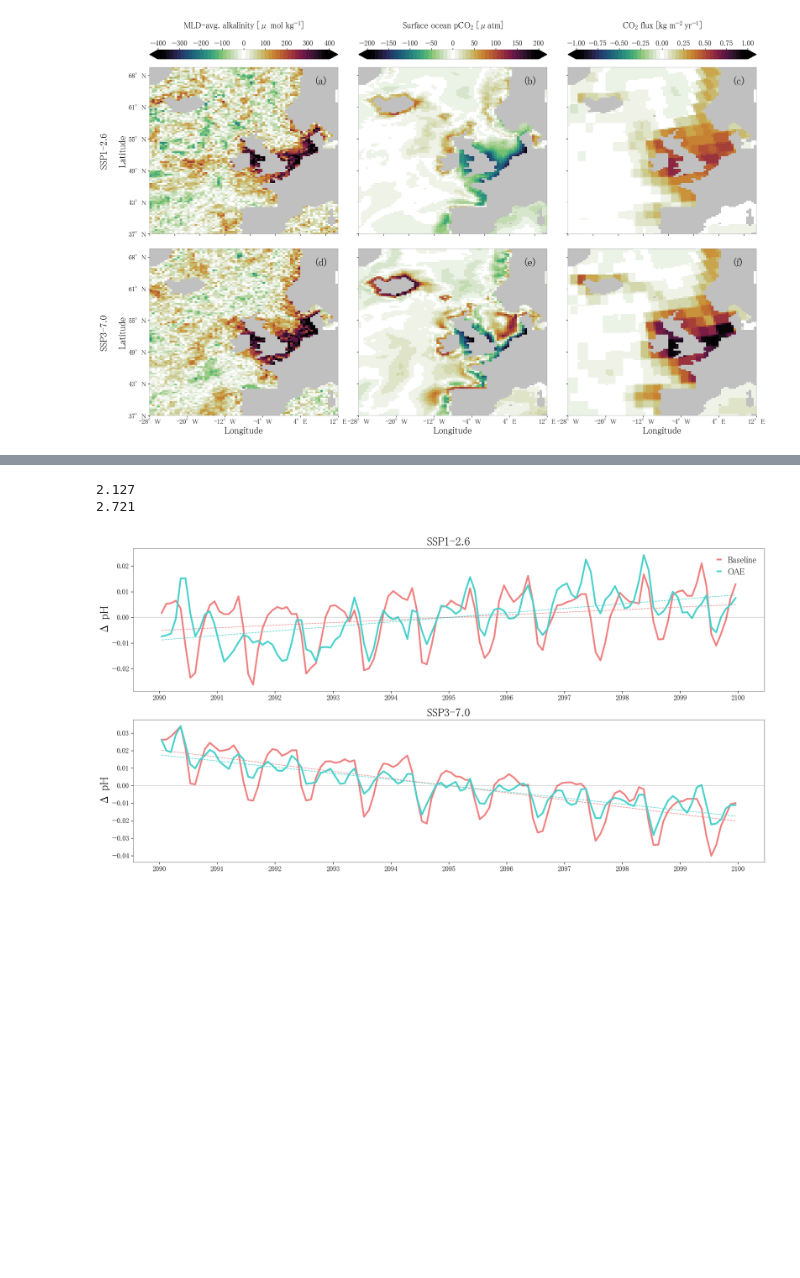
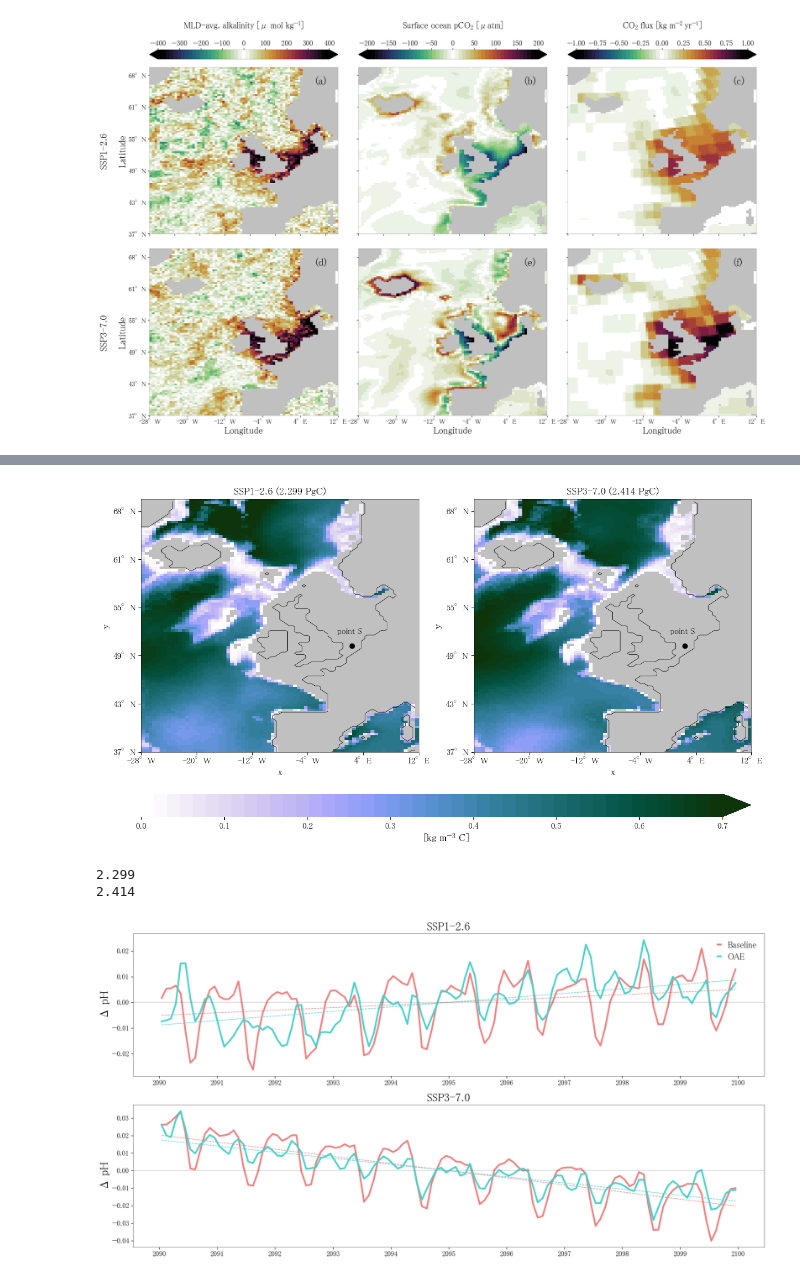
Before and after one commit to chiaraciscato/2026_ciscato_oae_seasonality, a Jupyter notebook: scripts/duplicate.ipynb, the cells around one changed output, grey strips where cells are left out. Cells and saved outputs as stored; diff of their text form; code cells hidden in the pictures; blank space fills up the shorter version.

Commit message:
change DIC integral plot to permanent thermocline (200m) depth threshold

```diff
--- a/scripts/duplicate.ipynb
+++ b/scripts/duplicate.ipynb
@@ -89,7 +89,8 @@ def comp(baseline, oae, var):
 def slicing(data, mld, var):
     # slice to mixed layer depth level
     if var == 'DIC':
-        mld_bool = (data.deptht > mld.somxl010).to_dataset(name='somxl010')
+                    # permanent thermocline set at 200m
+        mld_bool = (data.deptht > 200).to_dataset(name='somxl010')
     else:
         mld_bool = (data.deptht < mld.somxl010).to_dataset(name='somxl010')
     # data * boolean
@@ -441 +390,4 @@ plt.savefig('/Users/chiaraciscato/Desktop/GEOMAR/2024_ciscato_oae_seasonality/ou
+# %%
+dic = xr.open_dataset(dataPath+'DIC_base26_lastDecade.nc')
+slice_0 = dic['DIC'].sel(deptht=0, method='nearest').isel(time_counter=0)
 # %%
@@ -446,9 +397,62 @@ ssp370 = ((list(dic_integral.values())[3]-list(dic_integral.values())[2]) * ocea
+# %%
+fig, (ax1, ax2) = plt.subplots(1,2, figsize=(14, 8))
+
+s=11
+m=13
+l=15
+
+v=.7
+
+im = fig_plot_map(dic_integral, 'DIC', ax1, vmin=0, vmax=v, oae_index=1, base_index=0)
+im = fig_plot_map(dic_integral, 'DIC', ax2, vmin=0, vmax=v, oae_index=3, base_index=2)
+
+axes = [ax1,ax2]
+
+for ax in axes:
+    lat_label = ['37°N', '43°N', '49°N', '55°N', '61°N', '68°N', '75°N']
+    lon_label = ['-28°W', '-20°W', '-12°W', '-4°W', '4°E', '12°E']
+
+    ax.set_xticks([0,15,30,45,60,75])
+
+    ax.set_yticklabels(lat_label, fontsize=s)
+    ax.set_xticklabels(lon_label, fontsize=s)
+
+    ax.set_xlabel('Longitude', fontsize=m)
+    ax.set_ylabel('Latitude', fontsize=m)
+
+for ax in [ax1,ax2]:
+    ax.tick_params(axis='both', which='major', labelsize=s)
+    ax.text(53, 49,'point S', fontsize=s, color='black')
+    ax.plot(57, 44, marker = 'o', color='black')
+    slice_0.plot.contour(ax=ax, levels=1, linewidths=.5, colors='black')
+
+for location in ['left', 'bottom', 'right', 'top']:
+    for ax in axes:
+        ax.spines[location].set_linewidth(0.4)
+
+cbar = fig.colorbar(im, ax=[ax1,ax2], aspect=25, pad=0.12, location='bottom', extend='max')
+cbar.set_label(r'[kg $\mathregular{m^{-3}}$ C]', fontsize=m)
+cbar.ax.set_frame_on(False)
+
+ax1.set_title(f"SSP1-2.6 ({round(ssp126_pt['DIC'].item(), 3)} PgC)", fontsize=m)
+ax2.set_title(f"SSP3-7.0 ({round(ssp370_pt['DIC'].item(), 3)} PgC)", fontsize=m)
+
+# fig.suptitle('DIC integral below the mixed layer in SSP1-2.6 (left) and SSP3-7.0 (right)', fontsize=m)
+
+for t in cbar.ax.get_xticklabels():
+     t.set_fontsize(s)
+
+pass
+
+# plt.savefig('/Users/chiaraciscato/Desktop/GEOMAR/2024_ciscato_oae_seasonality/out/DICintegral.png', transparent=True)
+# %% [output]
+[figure, new version]
 # %%
-print(round(ssp126['DIC'].item(), 3))
+print()
 print(round(ssp370['DIC'].item(), 3))
 # %% [output]
-2.127
-2.721
+2.299
+2.414
 # %%
 var = 'ph'
 
```
Also changed, not shown: parts of 4 cells of this notebook, 1 other file.
